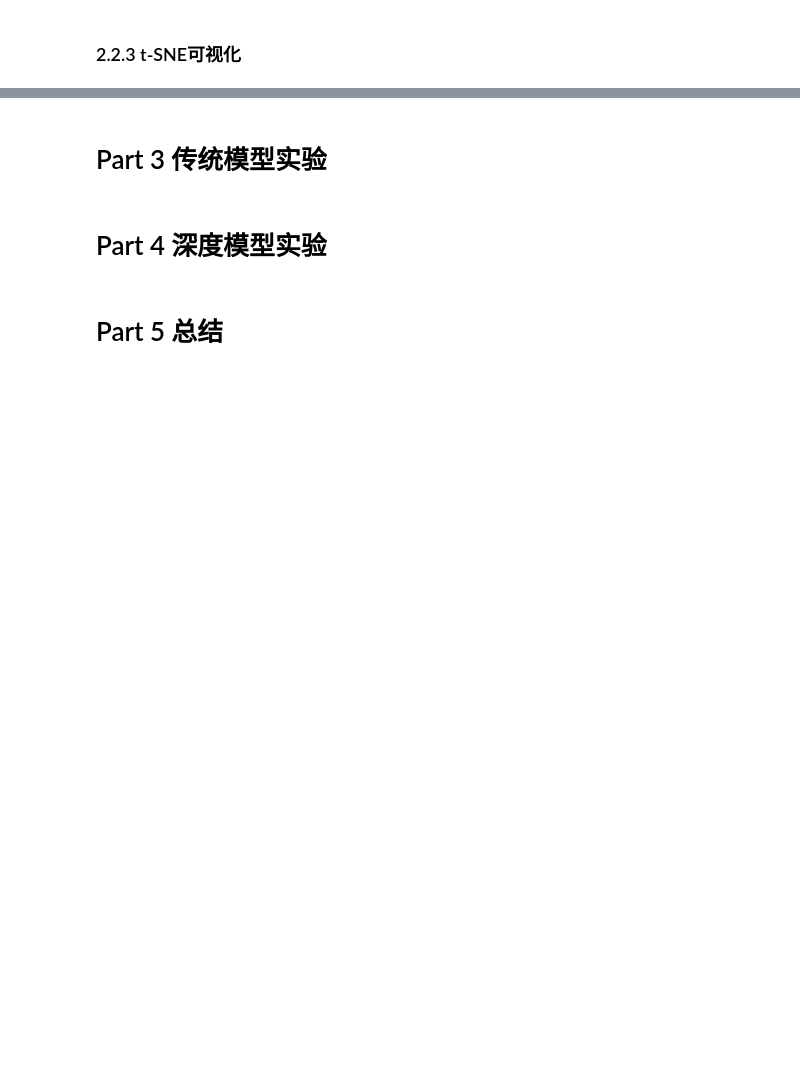
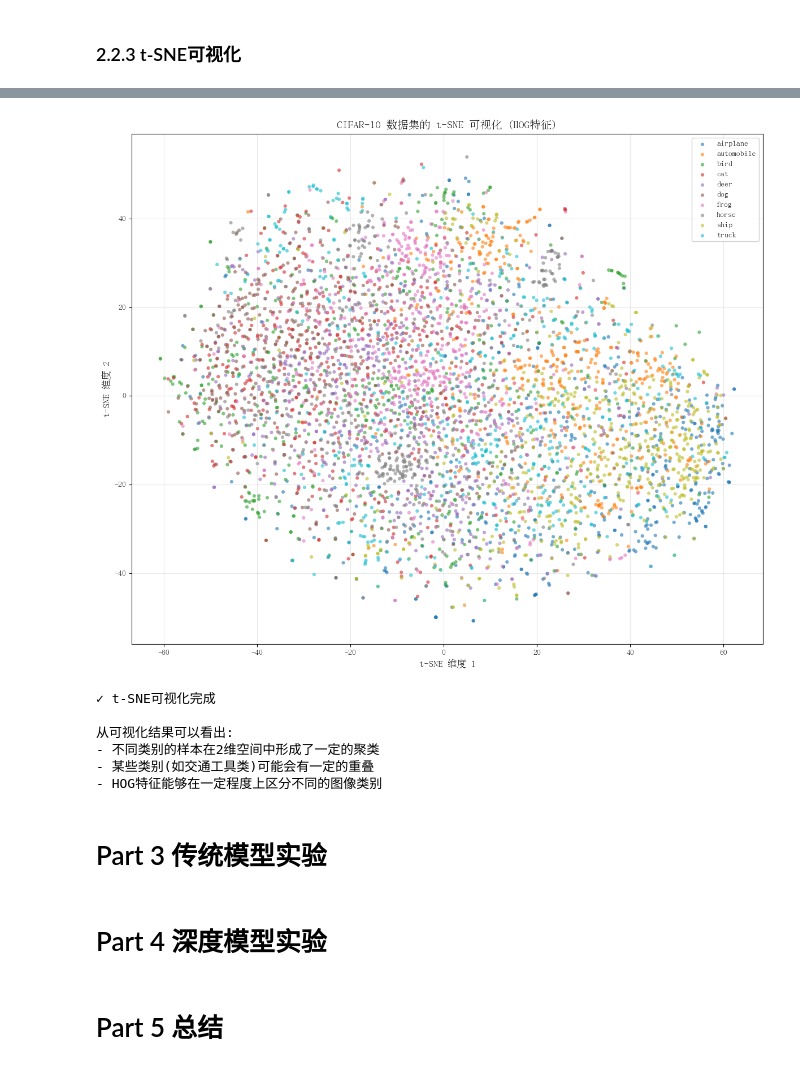
Before and after one commit to AlanRosston/FinalProject_25A_ML, a Jupyter notebook: report.ipynb, the cells around one changed output, grey strips where cells are left out. Cells and saved outputs as stored; diff of their text form; code cells hidden in the pictures; blank space fills up the shorter version.

```diff
--- a/report.ipynb
+++ b/report.ipynb
@@ -322,3 +413,45 @@ print("✓ t-SNE降维完成")
+# %%
+# 可视化t-SNE结果
+fig, ax = plt.subplots(figsize=(12, 10))
+
+# 定义颜色映射
+classes = ['airplane', 'automobile', 'bird', 'cat', 'deer',
+           'dog', 'frog', 'horse', 'ship', 'truck']
+colors = plt.cm.tab10(np.linspace(0, 1, 10))
+class_to_color = {cls: colors[i] for i, cls in enumerate(classes)}
+
+# 绘制每个类别
+for cls in classes:
+    mask = y_tsne == cls
+    ax.scatter(X_tsne[mask, 0], X_tsne[mask, 1],
+              c=[class_to_color[cls]],
+              label=cls,
+              alpha=0.6,
+              s=20,
+              edgecolors='none')
+
+ax.set_xlabel('t-SNE 维度 1', fontsize=12)
+ax.set_ylabel('t-SNE 维度 2', fontsize=12)
+ax.set_title('CIFAR-10 数据集的 t-SNE 可视化 (HOG特征)', fontsize=14, fontweight='bold')
+ax.legend(loc='best', fontsize=10, framealpha=0.9)
+ax.grid(True, alpha=0.3)
+
+plt.tight_layout()
+plt.show()
+
+print("\n✓ t-SNE可视化完成")
+print("\n从可视化结果可以看出:")
+print("- 不同类别的样本在2维空间中形成了一定的聚类")
+print("- 某些类别(如交通工具类)可能会有一定的重叠")
+print("- HOG特征能够在一定程度上区分不同的图像类别")
+# %% [output]
+[figure, added]
+✓ t-SNE可视化完成
+
+从可视化结果可以看出:
+- 不同类别的样本在2维空间中形成了一定的聚类
+- 某些类别(如交通工具类)可能会有一定的重叠
+- HOG特征能够在一定程度上区分不同的图像类别
 # %% [markdown]
 # Part 3 传统模型实验
 # %% [markdown]
```
Also changed, not shown: parts of 10 cells of this notebook.
